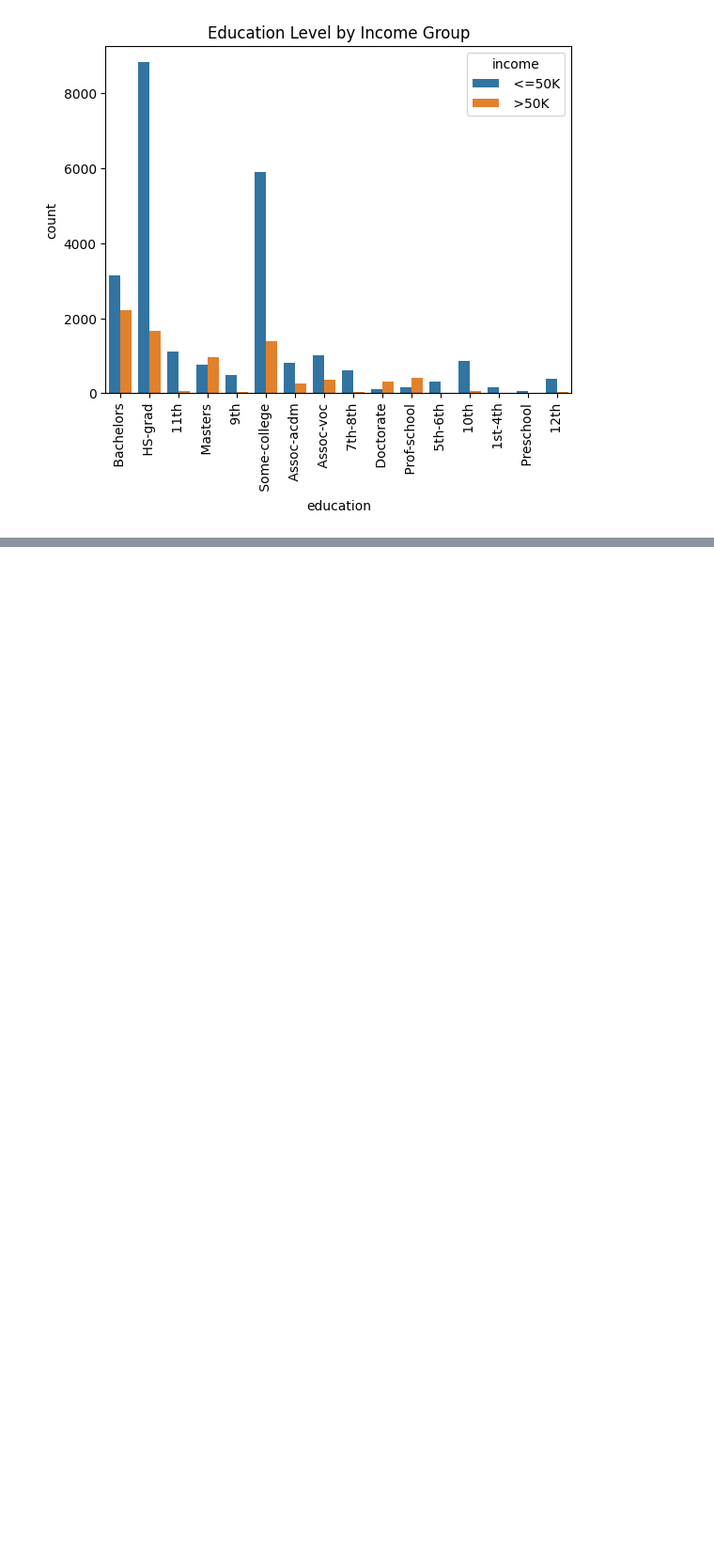
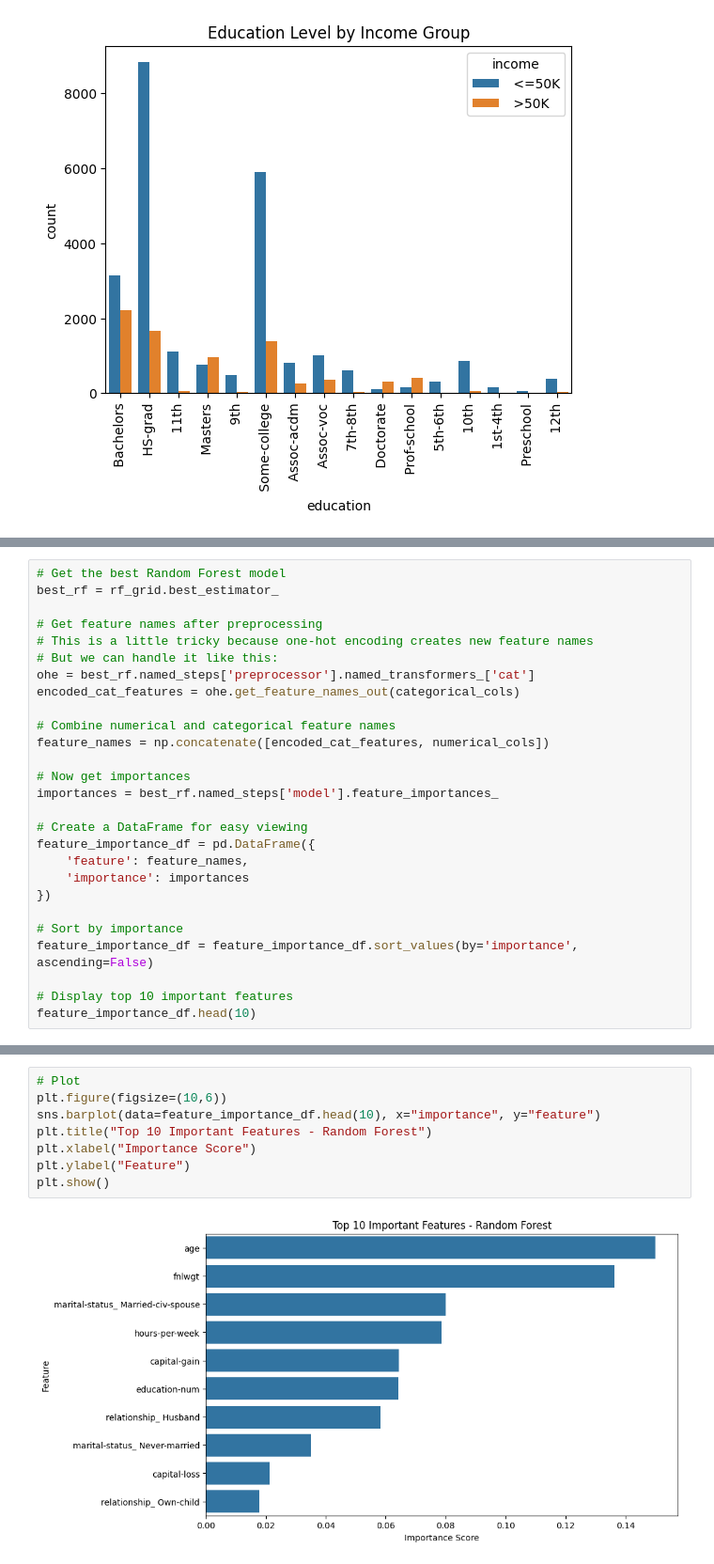
Before and after one commit to bellamccarty/GSB-545, a Jupyter notebook: Lab03/Lab03.ipynb, the cells around one changed output, grey strips where cells are left out. Shown: that part at 94% size. Drawn from its saved outputs; the diff is of its cells as text; blank space fills up the shorter version.

```diff
--- a/Lab03/Lab03.ipynb
+++ b/Lab03/Lab03.ipynb
@@ -180,0 +395,27 @@ This suggests that **higher education increases the likelihood of earning more**
+# %%
+# Get the best Random Forest model
+best_rf = rf_grid.best_estimator_
+
+# Get feature names after preprocessing
+# This is a little tricky because one-hot encoding creates new feature names
+# But we can handle it like this:
+ohe = best_rf.named_steps['preprocessor'].named_transformers_['cat']
+encoded_cat_features = ohe.get_feature_names_out(categorical_cols)
+
+# Combine numerical and categorical feature names
+feature_names = np.concatenate([encoded_cat_features, numerical_cols])
+
+# Now get importances
+importances = best_rf.named_steps['model'].feature_importances_
+
+# Create a DataFrame for easy viewing
+feature_importance_df = pd.DataFrame({
+    'feature': feature_names,
+    'importance': importances
+})
+
+# Sort by importance
+feature_importance_df = feature_importance_df.sort_values(by='importance', ascending=False)
+
+# Display top 10 important features
+feature_importance_df.head(10)
@@ -180,0 +434,10 @@ This suggests that **higher education increases the likelihood of earning more**
+# %%
+# Plot
+plt.figure(figsize=(10,6))
+sns.barplot(data=feature_importance_df.head(10), x="importance", y="feature")
+plt.title("Top 10 Important Features - Random Forest")
+plt.xlabel("Importance Score")
+plt.ylabel("Feature")
+plt.show()
+# %% [output]
+[figure, added]
```
Also changed, not shown: parts of 32 cells of this notebook, 1 other file.
